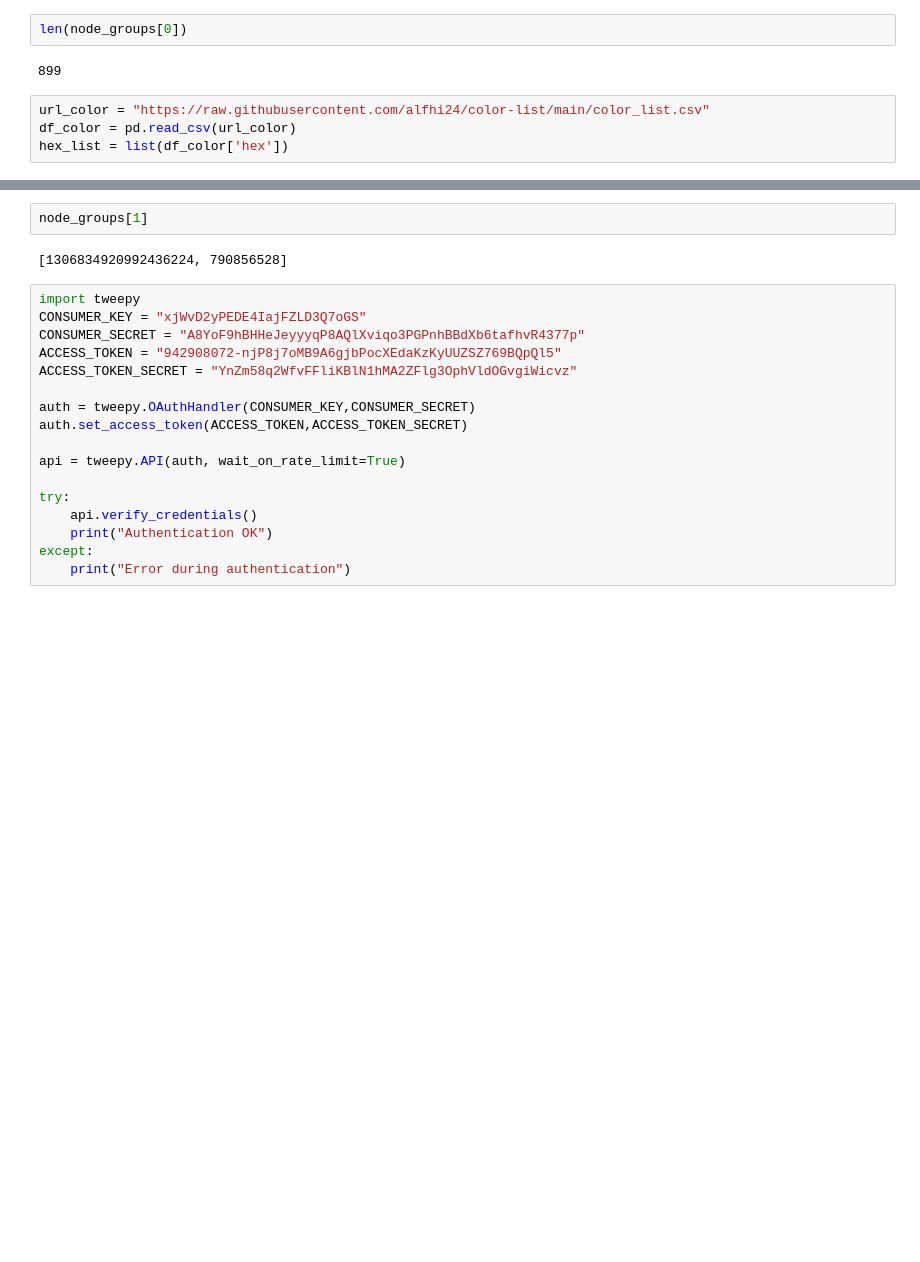
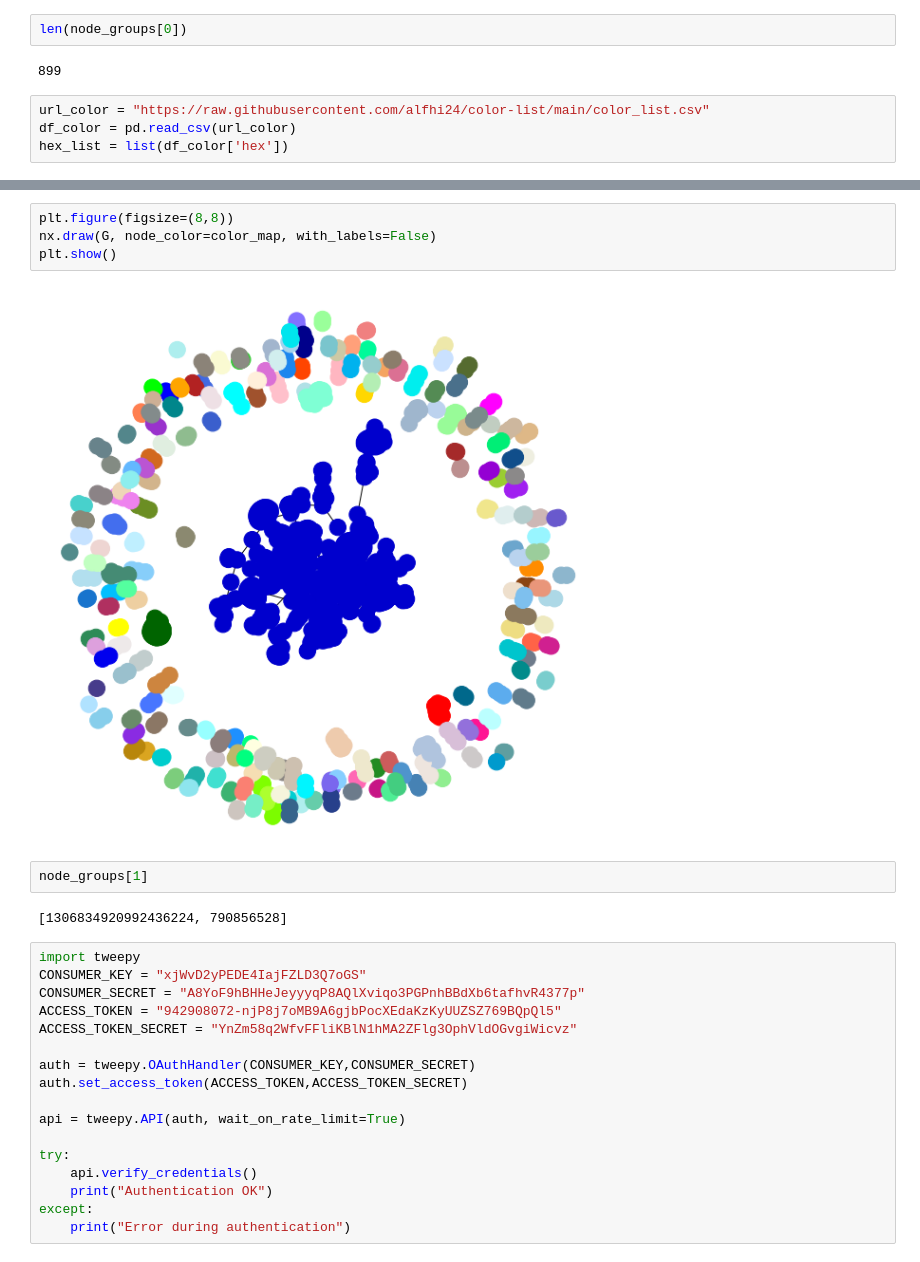
Before and after one commit to alfhi24/social-media-analysis, a Jupyter notebook: Final Project/CommunityDetection.ipynb, the cells around one changed output, grey strips where cells are left out. Drawn from its saved outputs; the diff is of its cells as text; blank space fills up the shorter version.

```diff
--- a/Final Project/CommunityDetection.ipynb
+++ b/Final Project/CommunityDetection.ipynb
@@ -122,3 +106,9 @@ plt.show()
+# %%
+plt.figure(figsize=(8,8))
+nx.draw(G, node_color=color_map, with_labels=False)
+plt.show()
+# %% [output]
+[figure, added]
 # %%
 node_groups[1]
 # %% [output]
```
Also changed, not shown: parts of 5 cells of this notebook.
